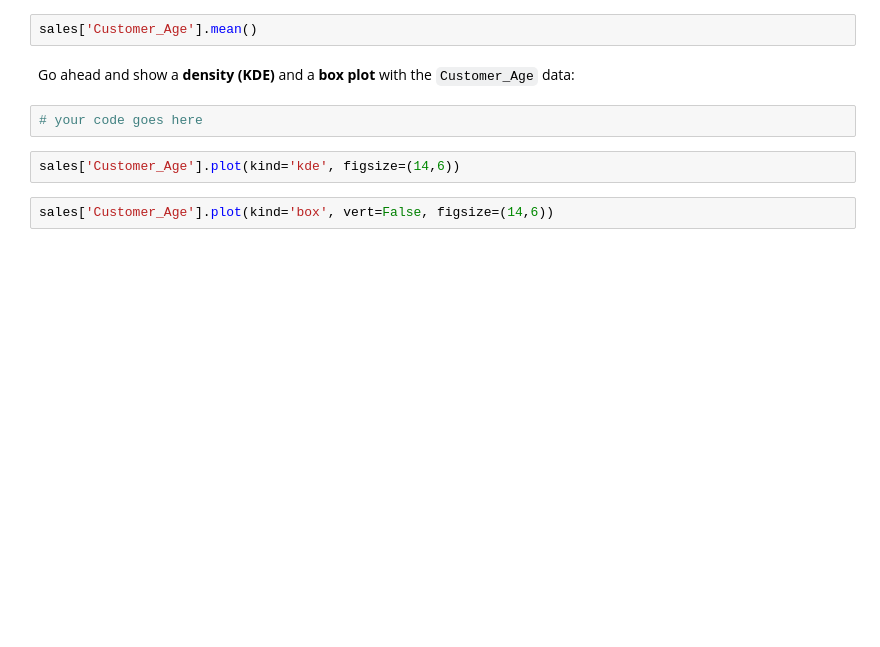
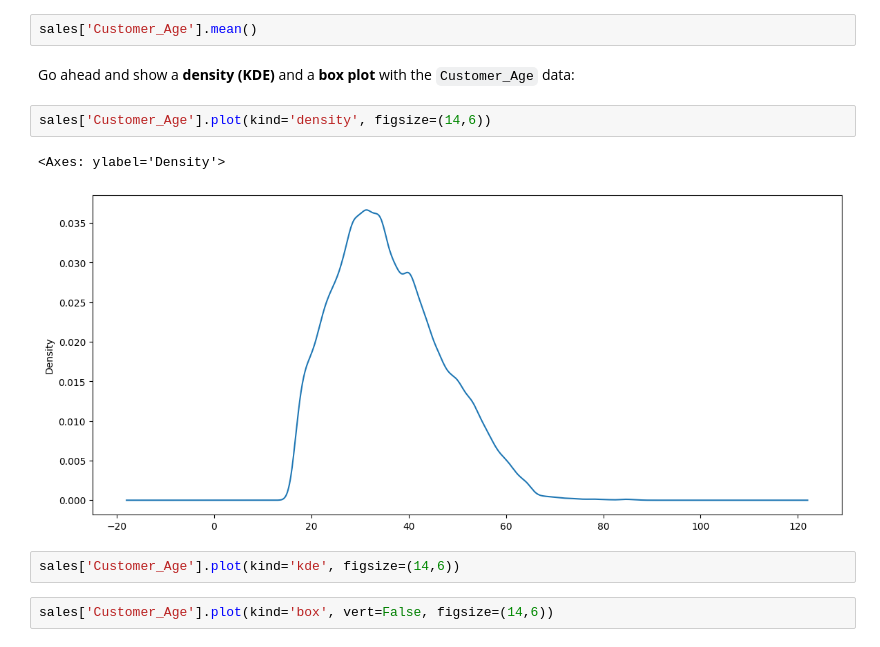
Before and after one commit to SPequito/Book, a Jupyter notebook: Exercises_1.ipynb, the cells around one changed output. Saved outputs shown, nothing was run; the diff lists cells and outputs as text; blank space fills up the shorter version.

```diff
--- a/Exercises_1.ipynb
+++ b/Exercises_1.ipynb
@@ -37,8 +39,11 @@ Why don't you try with `.mean()`
 sales['Customer_Age'].mean()
 # %% [markdown]
 Go ahead and show a <b>density (KDE)</b> and a <b>box plot</b> with the `Customer_Age` data:
-# %%
-# your code goes here
+# %%
+sales['Customer_Age'].plot(kind='density', figsize=(14,6))
+# %% [output]
+<Axes: ylabel='Density'>
+[figure, added]
 # %%
 sales['Customer_Age'].plot(kind='kde', figsize=(14,6))
 # %%
```
Also changed, not shown: parts of 84 cells of this notebook.
